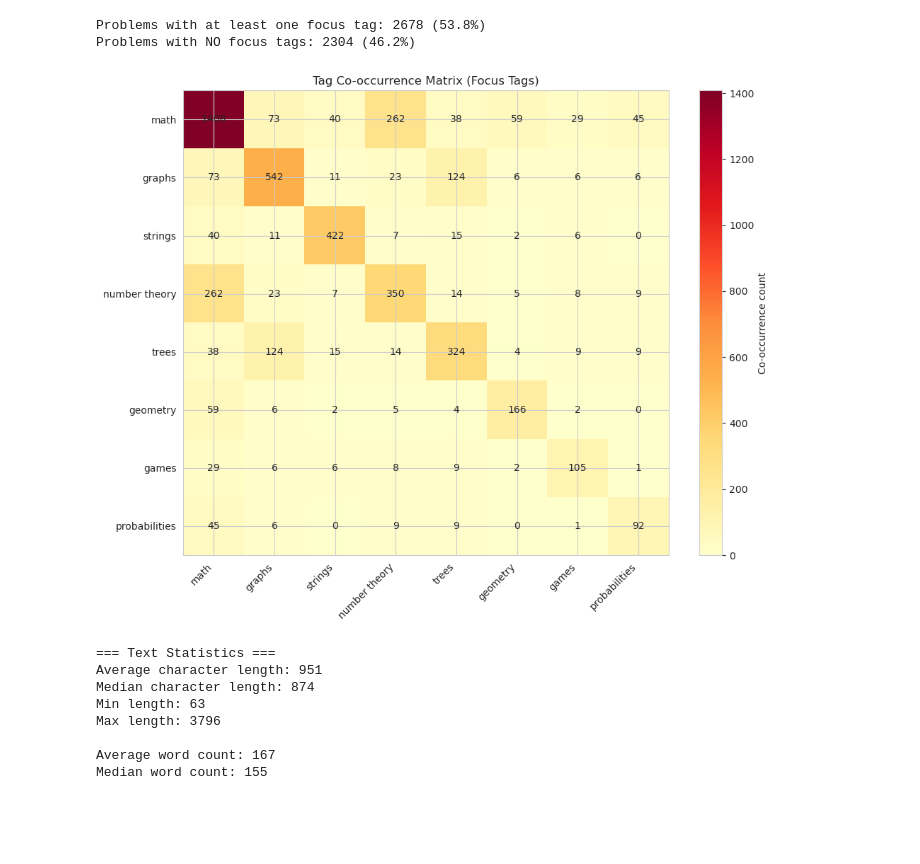
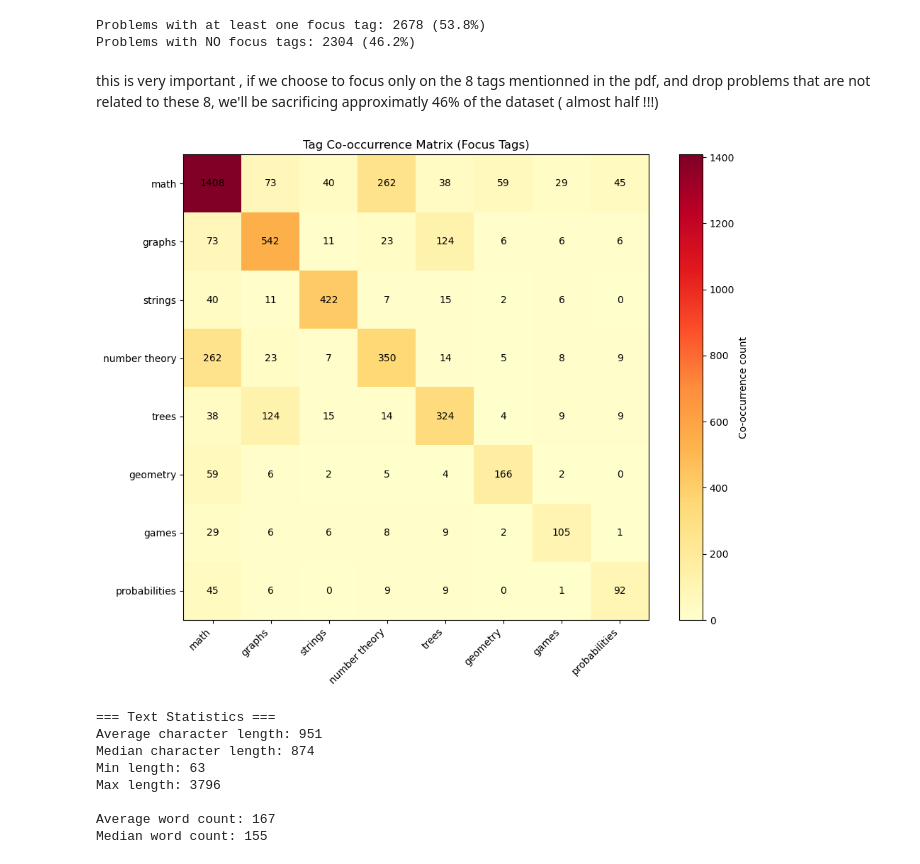
Before and after one commit to ZakariaElKazdam/Multi-label-Classification, a Jupyter notebook: notebooks/01_data_analysis.ipynb, the cells around one changed output. Drawn from its saved outputs; the diff is of its cells as text; code cells hidden in the pictures; blank space fills up the shorter version.

```diff
--- a/notebooks/01_data_analysis.ipynb
+++ b/notebooks/01_data_analysis.ipynb
@@ -12,18 +10,15 @@ This notebook performs exploratory data analysis (EDA) on the Codeforces problem
 # %%
 import sys
 sys.path.append('..')
+# i had to add the parent directory to sys.path so i can import function and constant ffrom modules
 
 import pandas as pd
 import numpy as np
 import matplotlib.pyplot as plt
 import seaborn as sns
 
-from code_classifier.data import load_dataset_as_dataframe, DEFAULT_FOCUS_TAGS
-
-# Set style for better-looking plots
-sns.set_style("whitegrid")
-plt.rcParams['figure.figsize'] = (12, 6)
-%matplotlib inline
+from code_classifier.data import load_dataset_as_dataframe
+from code_classifier.preprocessing import DEFAULT_FOCUS_TAGS, filter_to_focus_tags
 # %%
 # Load the dataset
 df = load_dataset_as_dataframe('../data')
@@ -214,39 +298,46 @@ print(f"Problems with NO focus tags: {no_focus_tag_count} ({no_focus_tag_count /
 # %% [output]
 Problems with at least one focus tag: 2678 (53.8%)
 Problems with NO focus tags: 2304 (46.2%)
+# %% [markdown]
+this is very important , if we choose to focus only on the 8 tags mentionned in the pdf, and drop problems that are not related to these 8, we'll be sacrificing approximatly 46% of the dataset ( almost half !!!)
 # %%
 # Co-occurrence matrix for focus tags
+# First, filter to rows that have at least one focus tag
+df_focus = filter_to_focus_tags(df, DEFAULT_FOCUS_TAGS)
+
 n_tags = len(DEFAULT_FOCUS_TAGS)
-cooccurrence = np.zeros((n_tags, n_tags))
+co_occurrence = np.zeros((n_tags, n_tags))
 
-# Count co-occurrences manually
-for tags in df['tags']:
-    tags_set = set(tags)
-    for i in range(n_tags):
-        tag1 = DEFAULT_FOCUS_TAGS[i]
-        if tag1 in tags_set:
-            for j in range(n_tags):
-                tag2 = DEFAULT_FOCUS_TAGS[j]
-                if tag2 in tags_set:
-                    cooccurrence[i, j] += 1
+#  co-occurrences
+for tags in df_focus['tags']:
+    # Get indices of focus tags present in this row
+    present_indices = []
+    for i, tag in enumerate(DEFAULT_FOCUS_TAGS):
+        if tag in tags:
+            present_indices.append(i)
 
-# Create visualization
+    # Increment co-occurrence for all pairs
+    for i in present_indices:
+        for j in present_indices:
+            co_occurrence[i, j] += 1
+
+# heatmap
 plt.figure(figsize=(10, 8))
-plt.imshow(cooccurrence, cmap='YlOrRd', aspect='auto')
+plt.imshow(co_occurrence, cmap='YlOrRd')
 plt.colorbar(label='Co-occurrence count')
 plt.xticks(range(n_tags), DEFAULT_FOCUS_TAGS, rotation=45, ha='right')
 plt.yticks(range(n_tags), DEFAULT_FOCUS_TAGS)
 plt.title('Tag Co-occurrence Matrix (Focus Tags)')
 
 # Add text annotations
 for i in range(n_tags):
     for j in range(n_tags):
-        plt.text(j, i, int(cooccurrence[i, j]), ha='center', va='center')
+        plt.text(j, i, int(co_occurrence[i, j]), ha='center', va='center')
 
 plt.tight_layout()
 plt.show()
 # %% [output]
-[figure, old version]
+[figure, new version]
 # %%
 # Analyze description lengths
 text_lengths = []
```
Also changed, not shown: parts of 17 cells of this notebook, 10 other files.
